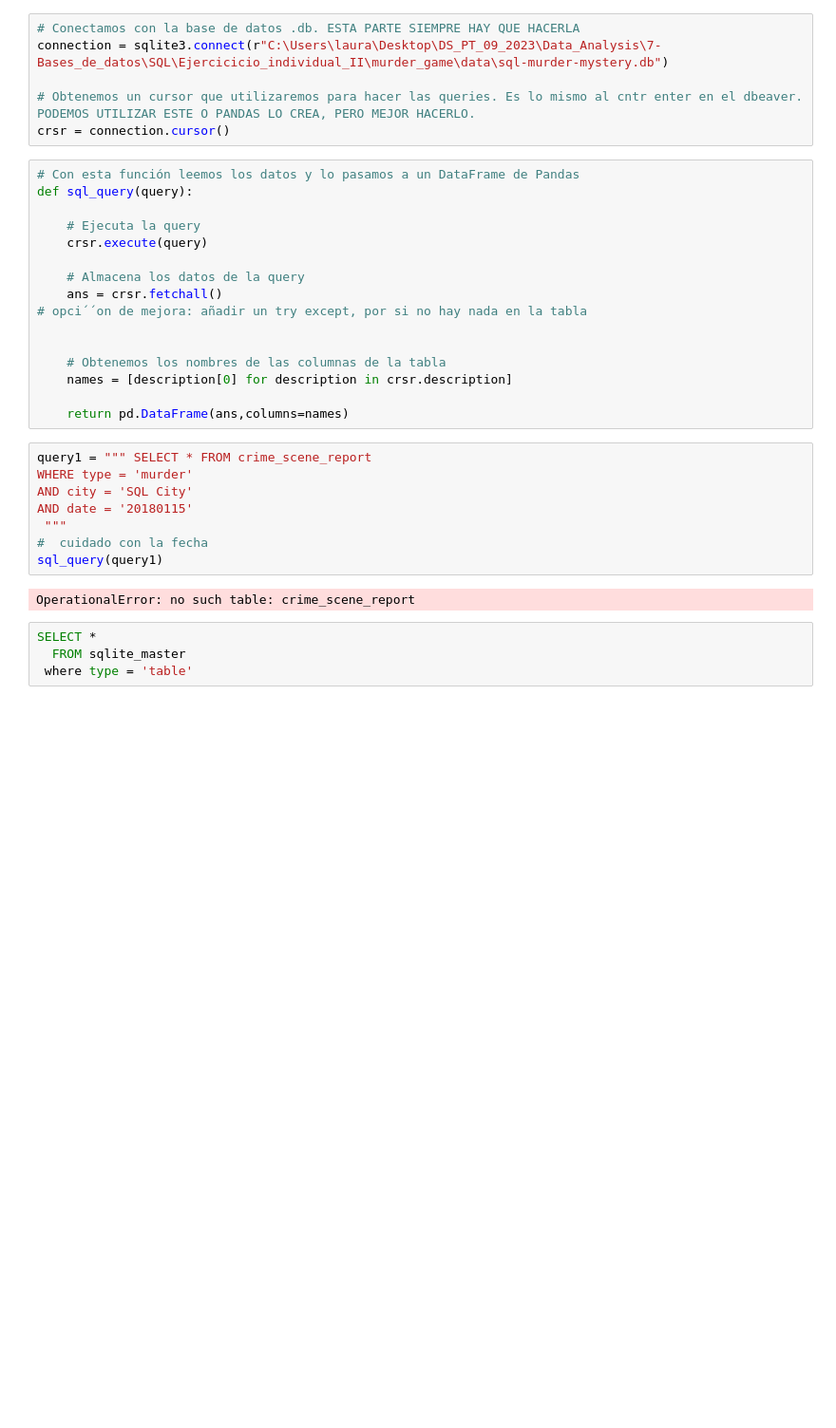
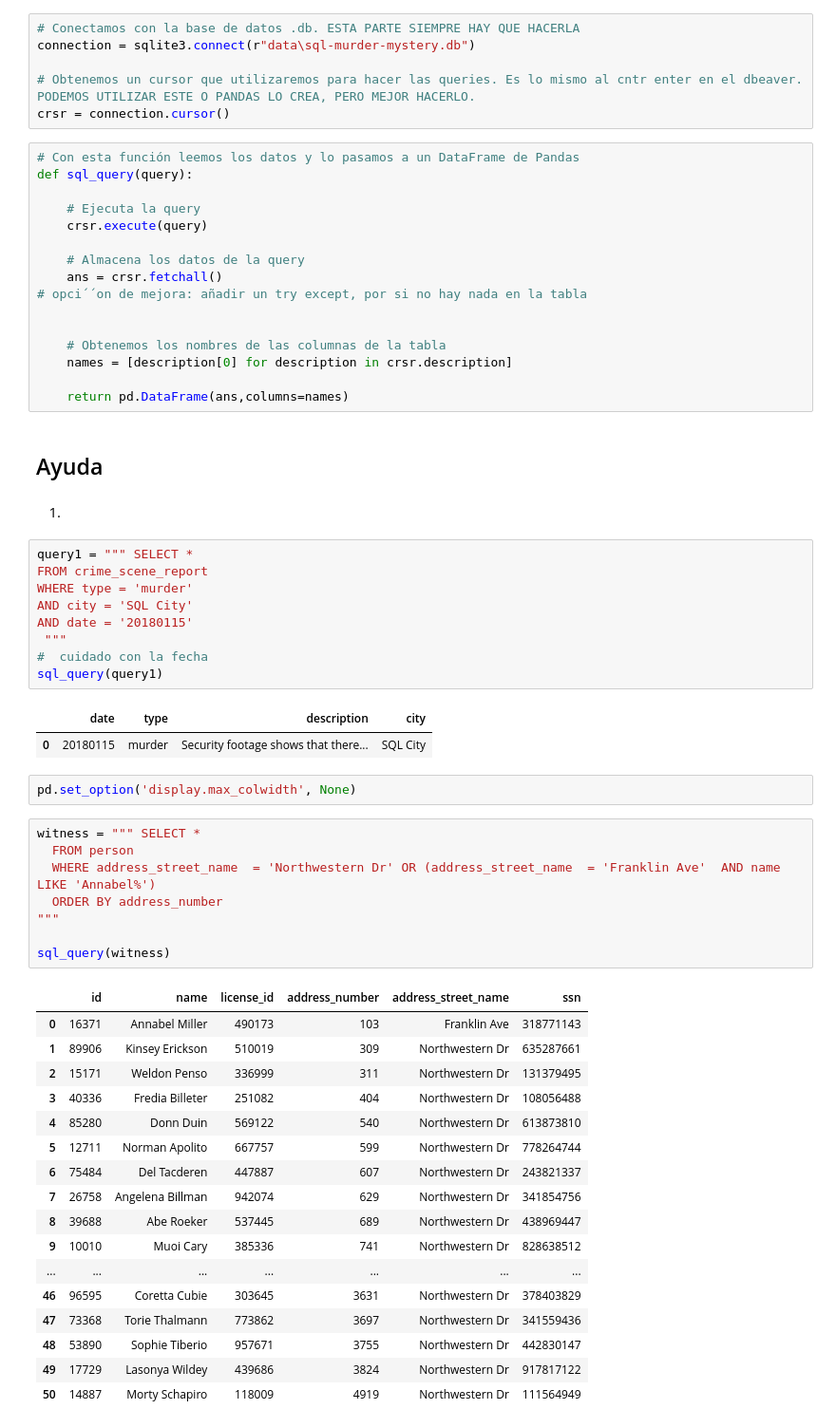
Before and after one commit to LauraGSanchz/DS_PT_09_2023, a Jupyter notebook: Data_Analysis/7-Bases_de_datos/SQL/Ejercicicio_individual_II/murder_game/sql_murder.ipynb, the cells around one changed output. Shown at 95% size. Cells and saved outputs as stored; diff of their text form; blank space fills up the shorter version.

```diff
--- a/Data_Analysis/7-Bases_de_datos/SQL/Ejercicicio_individual_II/murder_game/sql_murder.ipynb
+++ b/Data_Analysis/7-Bases_de_datos/SQL/Ejercicicio_individual_II/murder_game/sql_murder.ipynb
@@ -3,7 +3,7 @@ import pandas as pd
 import sqlite3
 # %%
 # Conectamos con la base de datos .db. ESTA PARTE SIEMPRE HAY QUE HACERLA
-connection = sqlite3.connect(r"C:\Users\laura\Desktop\DS_PT_09_2023\Data_Analysis\7-Bases_de_datos\SQL\Ejercicicio_individual_II\murder_game\data\sql-murder-mystery.db")
+connection = sqlite3.connect(r"data\sql-murder-mystery.db")
 
 # Obtenemos un cursor que utilizaremos para hacer las queries. Es lo mismo al cntr enter en el dbeaver. PODEMOS UTILIZAR ESTE O PANDAS LO CREA, PERO MEJOR HACERLO.
 crsr = connection.cursor()
@@ -23,8 +23,13 @@ def sql_query(query):
     names = [description[0] for description in crsr.description]
 
     return pd.DataFrame(ans,columns=names)
+# %% [markdown]
+## Ayuda ##
+# %% [markdown]
+1.
 # %%
-query1 = """ SELECT * FROM crime_scene_report
+query1 = """ SELECT *
+FROM crime_scene_report
 WHERE type = 'murder'
 AND city = 'SQL City'
 AND date = '20180115'
@@ -32,8 +37,33 @@ AND date = '20180115'
 #  cuidado con la fecha
 sql_query(query1)
 # %% [output]
-OperationalError: no such table: crime_scene_report
+|  | date | type | description | city |
+| 0 | 20180115 | murder | Security footage shows that there... | SQL City |
-# %%
-SELECT *
-  FROM sqlite_master
- where type = 'table'
+# %%
+pd.set_option('display.max_colwidth', None)
+# %%
+witness = """ SELECT *
+  FROM person
+  WHERE address_street_name  = 'Northwestern Dr' OR (address_street_name  = 'Franklin Ave'  AND name LIKE 'Annabel%')
+  ORDER BY address_number
+"""
+
+sql_query(witness)
+# %% [output]
+|  | id | name | license_id | address_number | address_street_name | ssn |
+| 0 | 16371 | Annabel Miller | 490173 | 103 | Franklin Ave | 318771143 |
+| 1 | 89906 | Kinsey Erickson | 510019 | 309 | Northwestern Dr | 635287661 |
+| 2 | 15171 | Weldon Penso | 336999 | 311 | Northwestern Dr | 131379495 |
+| 3 | 40336 | Fredia Billeter | 251082 | 404 | Northwestern Dr | 108056488 |
+| 4 | 85280 | Donn Duin | 569122 | 540 | Northwestern Dr | 613873810 |
+| 5 | 12711 | Norman Apolito | 667757 | 599 | Northwestern Dr | 778264744 |
+| 6 | 75484 | Del Tacderen | 447887 | 607 | Northwestern Dr | 243821337 |
+| 7 | 26758 | Angelena Billman | 942074 | 629 | Northwestern Dr | 341854756 |
+| 8 | 39688 | Abe Roeker | 537445 | 689 | Northwestern Dr | 438969447 |
+| 9 | 10010 | Muoi Cary | 385336 | 741 | Northwestern Dr | 828638512 |
+| ... | ... | ... | ... | ... | ... | ... |
+| 46 | 96595 | Coretta Cubie | 303645 | 3631 | Northwestern Dr | 378403829 |
+| 47 | 73368 | Torie Thalmann | 773862 | 3697 | Northwestern Dr | 341559436 |
+| 48 | 53890 | Sophie Tiberio | 957671 | 3755 | Northwestern Dr | 442830147 |
+| 49 | 17729 | Lasonya Wildey | 439686 | 3824 | Northwestern Dr | 917817122 |
+| 50 | 14887 | Morty Schapiro | 118009 | 4919 | Northwestern Dr | 111564949 |
```
Also changed, not shown: parts of 9 cells of this notebook, 2 other files.
